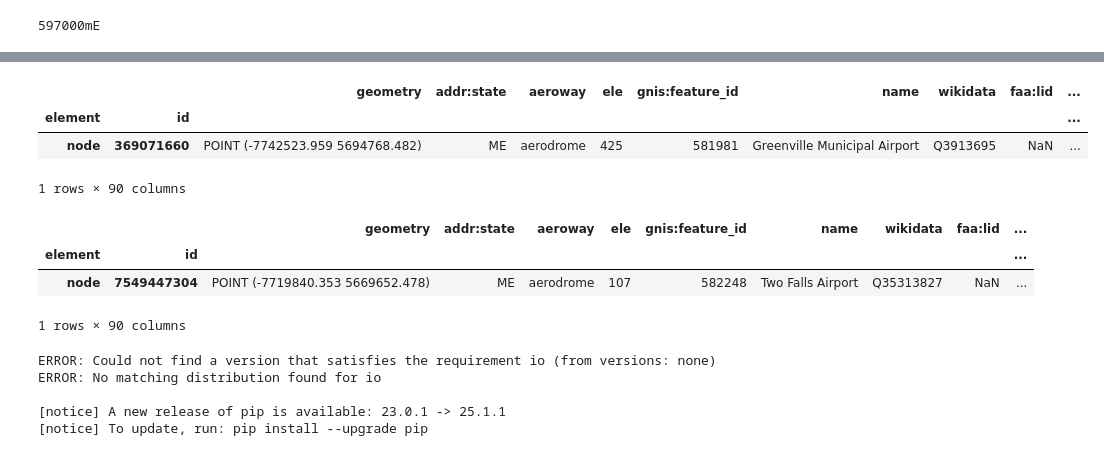
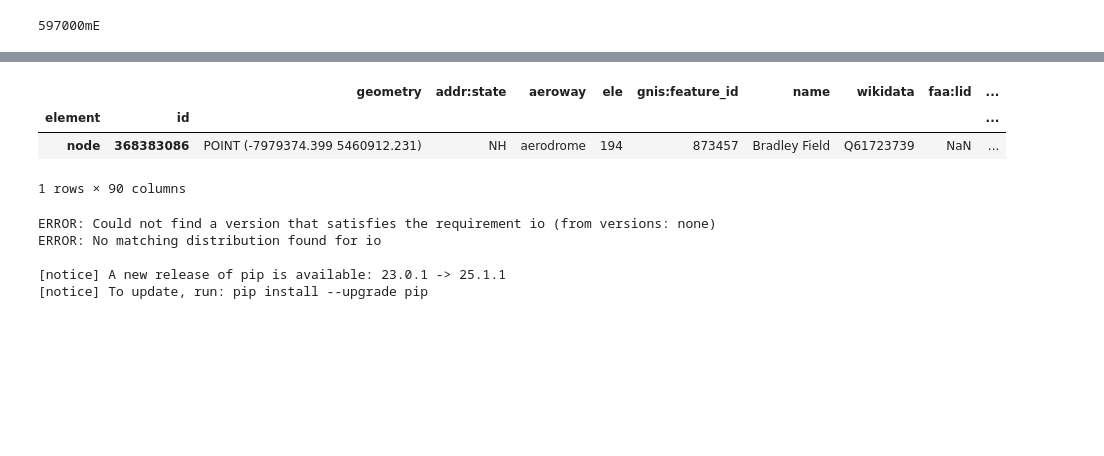
Before and after one commit to bwsi-hadr-2025-final-project/Logistics, a Jupyter notebook: src/Notebook 1.ipynb, the cells around one changed output, grey strips where cells are left out. Drawn from its saved outputs; the diff is of its cells as text; code cells hidden in the pictures; blank space fills up the shorter version.

```diff
--- a/src/Notebook 1.ipynb
+++ b/src/Notebook 1.ipynb
@@ -259,11 +259,11 @@ airfields_merc = airfields.to_crs(epsg=3857)
 distr_cntrs = airfields_merc[airfields_merc.within(perimeter)]
 distr_cntrs = distr_cntrs[~distr_cntrs.within(inner_perimeter)]
 distr_cntrs = distr_cntrs[~distr_cntrs['name'].str.contains('Seaplane', case=False, na=False)]
-colors = ['purple', 'blue', 'green', 'orange', 'cyan', 'yellow', 'black', 'white', 'gray']
-for i in range(len(distr_cntrs)):
-    index = i % len(colors)
-    distr_cntrs.iloc[i:i+1].plot(ax=ax, color=colors[index])
-#distr_cntrs = distr_cntrs.iloc[list(range(7,8)) + list(range(6,7)) + list(range(8,9)) + list(range(9,10))]
+#colors = ['purple', 'blue', 'green', 'orange', 'cyan', 'yellow', 'black', 'white', 'gray']
+#for i in range(len(distr_cntrs)):
+#    index = i % len(colors)
+#    distr_cntrs.iloc[i:i+1].plot(ax=ax, color=colors[index])
+distr_cntrs = distr_cntrs.iloc[list(range(0,1)) + list(range(3,4)) + list(range(6,7))]
 #distr_cntrs = pd.concat([distr_cntrs, westover_airbase], ignore_index=True)
 #distr_cntrs.loc[4, 'name'] = "Westover Air Reserve Base"
 #distr_cntrs.iloc[0:1].plot(ax=ax, color='purple')
@@ -283,16 +280,11 @@ No artists with labels found to put in legend.  Note that artists whose label st
 # %%
 
-display(distr_cntrs.iloc[3:4])
-display(distr_cntrs.iloc[12:13])
+display(distr_cntrs.iloc[0:1])
 # %% [output]
 |  |  | geometry | addr:state | aeroway | ele | gnis:feature_id | name | wikidata | faa:lid | ... |
 | element | id |  |  |  |  |  |  |  |  | ... |
-| node | 369071660 | POINT (-7742523.959 5694768.482) | ME | aerodrome | 425 | 581981 | Greenville Municipal Airport | Q3913695 | NaN | ... |
+| node | 368383086 | POINT (-7979374.399 5460912.231) | NH | aerodrome | 194 | 873457 | Bradley Field | Q61723739 | NaN | ... |
 1 rows × 90 columns
-|  |  | geometry | addr:state | aeroway | ele | gnis:feature_id | name | wikidata | faa:lid | ... |
-| element | id |  |  |  |  |  |  |  |  | ... |
-| node | 7549447304 | POINT (-7719840.353 5669652.478) | ME | aerodrome | 107 | 582248 | Two Falls Airport | Q35313827 | NaN | ... |
-1 rows × 90 columns
 # %%
 !pip install io
 # %% [output]
```
Also changed, not shown: parts of 3 cells of this notebook, 1 other file.
